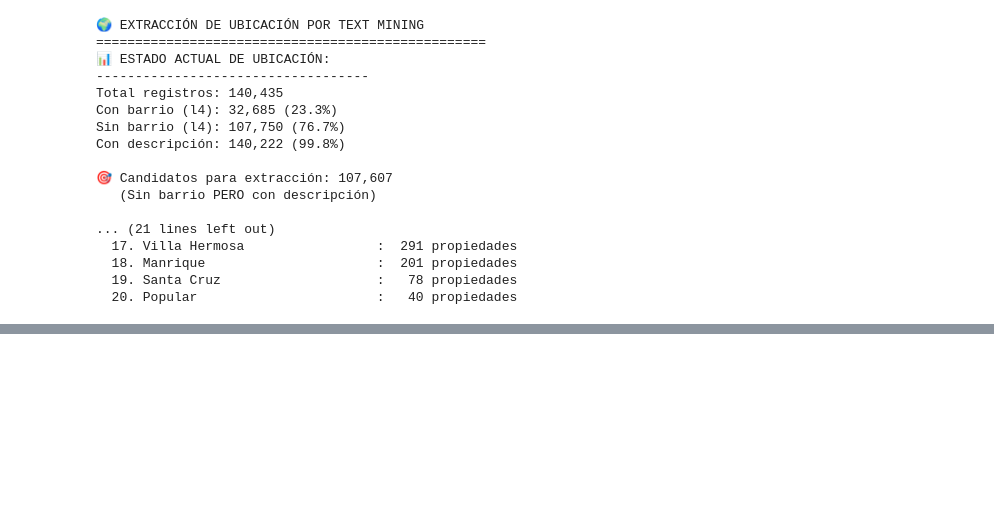
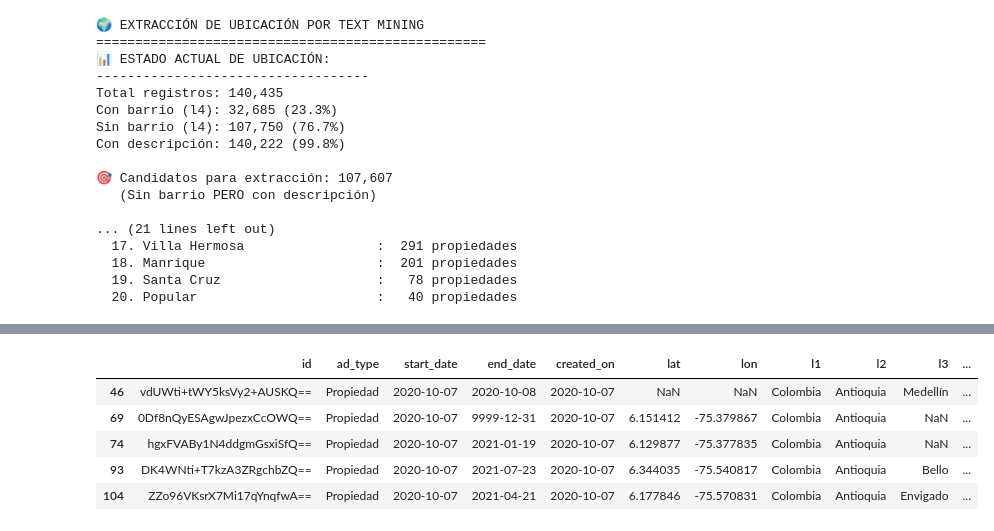
Before and after one commit to andresgonzalezrpo/habidata, a Jupyter notebook: habidata_limpieza_universitario.ipynb, the cells around one changed output, grey strips where cells are left out. Cells and saved outputs as stored; diff of their text form; code cells hidden in the pictures; blank space fills up the shorter version.

```diff
--- a/habidata_limpieza_universitario.ipynb
+++ b/habidata_limpieza_universitario.ipynb
@@ -2038,0 +1653,15 @@ print(f"   📋 'l4_final': Datos completos (l4 + description + title)")
+# %%
+# 1. Información básica
+print(f"📊 Dimensiones: {df_clean.shape}")
+print(f"📊 Tipos de datos:")
+print(df_clean.dtypes.value_counts())
+
+df_clean.columns
+Index([ 'ad_type', 'start_date', 'end_date', 'created_on', 'lat', 'lon', 'l1', 'l2', 'l3', 'l4', 'l5', 'l6','price','title', 'description', 'property_type', 'operation_type', 'surface_total_final', 'bedrooms_final', 'bathrooms_final', 'l3_final', 'l4_final']
+# %% [output]
+|  | id | ad_type | start_date | end_date | created_on | lat | lon | l1 | l2 | l3 | ... |
+| 46 | vdUWti+tWY5ksVy2+AUSKQ== | Propiedad | 2020-10-07 | 2020-10-08 | 2020-10-07 | NaN | NaN | Colombia | Antioquia | Medellín | ... |
+| 69 | 0Df8nQyESAgwJpezxCcOWQ== | Propiedad | 2020-10-07 | 9999-12-31 | 2020-10-07 | 6.151412 | -75.379867 | Colombia | Antioquia | NaN | ... |
+| 74 | hgxFVABy1N4ddgmGsxiSfQ== | Propiedad | 2020-10-07 | 2021-01-19 | 2020-10-07 | 6.129877 | -75.377835 | Colombia | Antioquia | NaN | ... |
+| 93 | DK4WNti+T7kzA3ZRgchbZQ== | Propiedad | 2020-10-07 | 2021-07-23 | 2020-10-07 | 6.344035 | -75.540817 | Colombia | Antioquia | Bello | ... |
+| 104 | ZZo96VKsrX7Mi17qYnqfwA== | Propiedad | 2020-10-07 | 2021-04-21 | 2020-10-07 | 6.177846 | -75.570831 | Colombia | Antioquia | Envigado | ... |
```
Also changed, not shown: parts of 6 cells of this notebook.
